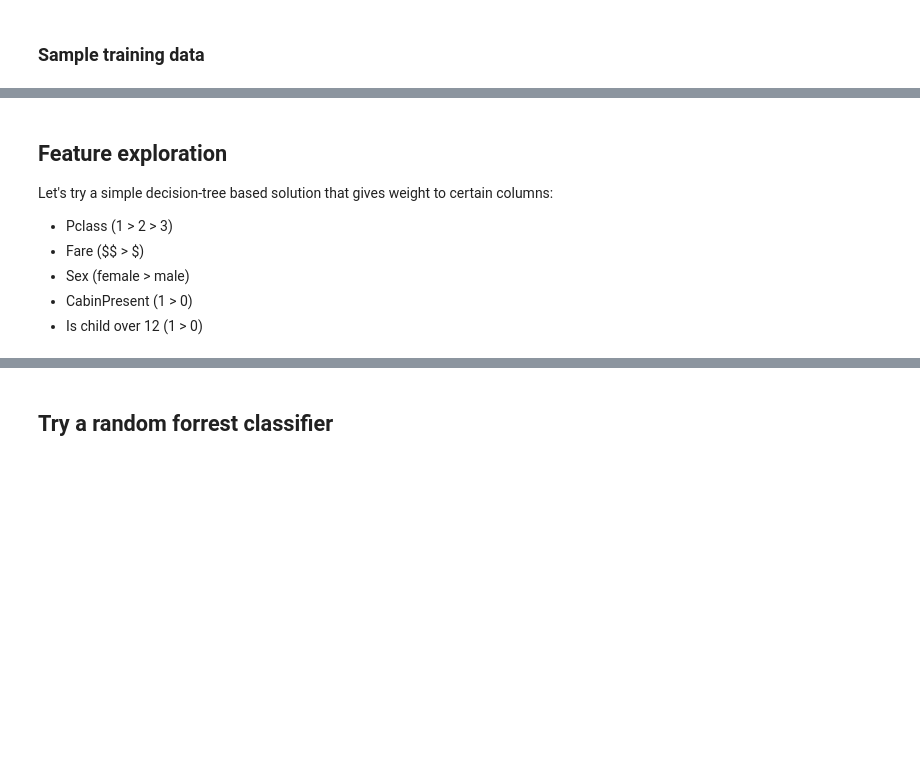
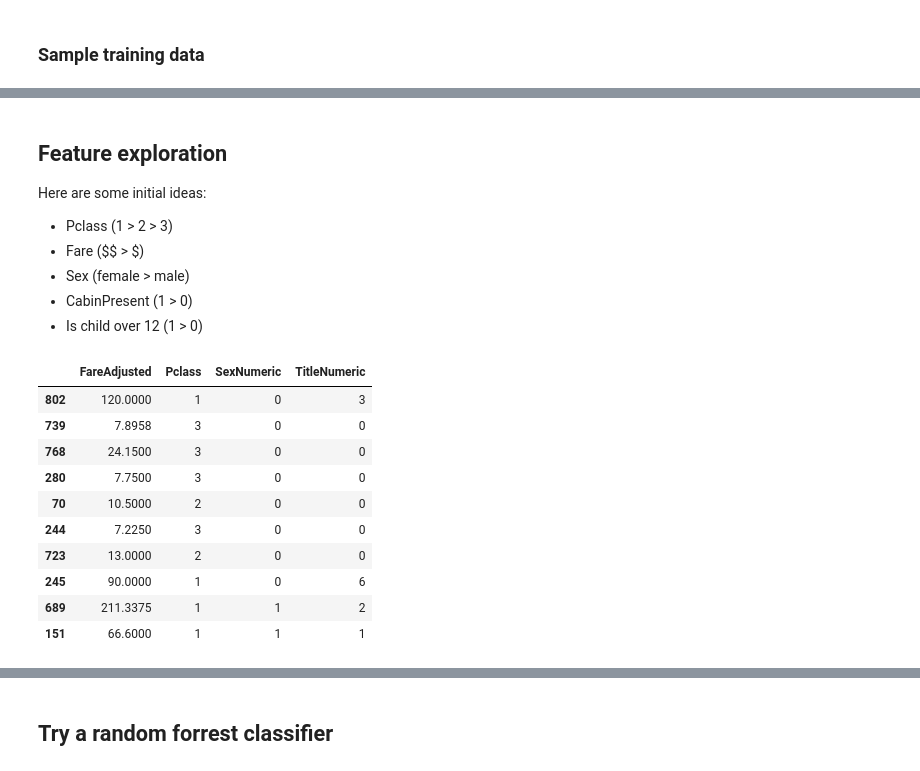
Before and after one commit to osofariu/titanic, a Jupyter notebook: titanic_kernel_ovi.ipynb, the cells around one changed output, grey strips where cells are left out. Cells and saved outputs as stored; diff of their text form; code cells hidden in the pictures; blank space fills up the shorter version.

```diff
--- a/titanic_kernel_ovi.ipynb
+++ b/titanic_kernel_ovi.ipynb
@@ -90,7 +116,7 @@ t_train_orig.sample(10)
 # %% [markdown]
 ## Feature exploration
 
-Let's try a simple decision-tree based solution that gives weight to certain columns:
+Here are some initial ideas:
 * Pclass (1 > 2 > 3)
 * Fare ($$ > $)
 * Sex (female > male)
@@ -168,3 +125,62 @@ t_train['IsChild'] = t_train['AgeAdjusted'].map(lambda age: 1 if (age <= 12.0) e
+# %%
+# let's clean-up the data for the decision tree classifier
+
+import math
+
+t_train = t_train_orig
+
+# sex to numeric
+t_train['SexNumeric'] = np.where(t_train['Sex'] == "male", 0, 1)
+
+fare_p1 = t_train[t_train['Pclass'] == 1]['Fare'].median()
+fare_p2 = t_train[t_train['Pclass'] == 2]['Fare'].median()
+fare_p3 = t_train[t_train['Pclass'] == 3]['Fare'].median()
+median_fares = [0, fare_p1, fare_p2, fare_p3]
+
+def fare_for_class(row):
+    pclass = row['Pclass']
+    fare = row['Fare']
+    adjusted_fare = median_fares[pclass] if fare == 0 else fare
+    return adjusted_fare
+
+t_train['FareAdjusted'] = t_train.apply(fare_for_class,axis=1)
+
+# get average age for different classes
+age_p1 = t_train[t_train['Pclass'] == 1]['Age'].median()
+age_p2 = t_train[t_train['Pclass'] == 2]['Age'].median()
+age_p3 = t_train[t_train['Pclass'] == 3]['Age'].median()
+median_ages = [0, age_p1, age_p2, age_p3]
+
+def age_for_class(row):
+    pclass = row['Pclass']
+    age = row['Age']
+    adjusted_age = median_ages[pclass] if np.isnan(age) else age
+    return adjusted_age
+
+t_train['AgeAdjusted'] = t_train.apply(age_for_class,axis=1)
+
+# extract titles
+get_index = lambda x, xs: [i for (y, i) in zip(xs, range(len(xs))) if x == y][0]
+
+t_train['Title'] = t_train_orig['Name'].map(lambda name: [title for title in name.split(' ') if '.' in title][0])
+titles = t_train['Title'].unique()
+t_train['TitleNumeric'] = t_train['Title'].map(lambda title: get_index(title, titles))
+
+
+feature_cols = ['FareAdjusted', 'Pclass', 'SexNumeric', 'TitleNumeric']
+t_train[feature_cols].sample(10)
+# %% [output]
+|  | FareAdjusted | Pclass | SexNumeric | TitleNumeric |
+| 802 | 120.0000 | 1 | 0 | 3 |
+| 739 | 7.8958 | 3 | 0 | 0 |
+| 768 | 24.1500 | 3 | 0 | 0 |
+| 280 | 7.7500 | 3 | 0 | 0 |
+| 70 | 10.5000 | 2 | 0 | 0 |
+| 244 | 7.2250 | 3 | 0 | 0 |
+| 723 | 13.0000 | 2 | 0 | 0 |
+| 245 | 90.0000 | 1 | 0 | 6 |
+| 689 | 211.3375 | 1 | 1 | 2 |
+| 151 | 66.6000 | 1 | 1 | 1 |
 # %%
 import pandas as pd
 
```
Also changed, not shown: parts of 12 cells of this notebook, 3 other files.
